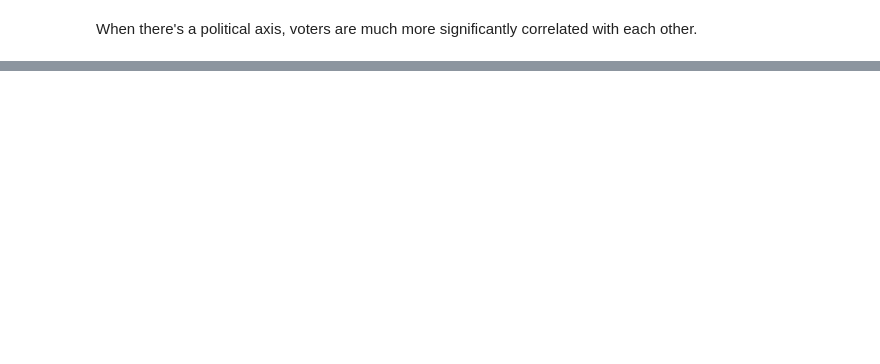
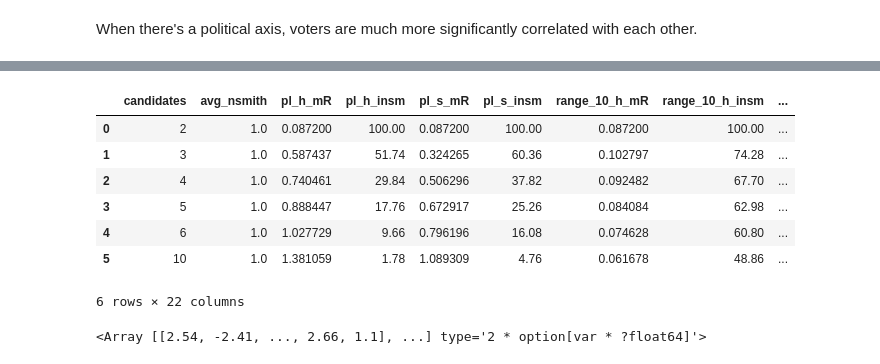
Before and after one commit to tcawlfield/vote-sim, a Jupyter notebook: results/consideration_effects.ipynb, the cells around one changed output, grey strips where cells are left out. Cells and saved outputs as stored; diff of their text form; code cells hidden in the pictures; blank space fills up the shorter version.

```diff
--- a/results/consideration_effects.ipynb
+++ b/results/consideration_effects.ipynb
@@ -223,0 +248,6 @@ df
+# %%
+study_lib.run_experiment(
+    cs(config, 'considerations.1.Irrational.sigma', [0., 0.5, 2.0, 4.0, 40.0]),
+    2000,
+    sm=True,
+)
@@ -223,0 +262,20 @@ df
+# %%
+config_new = copy.deepcopy(config)
+config_new['candidates'] = 6
+config_new['considerations'] = yaml.safe_load(
+'''
+- Issues:
+    issues:
+    - sigma: 1.0
+      halfcsep: 1.5
+      halfvsep: 2.0
+    - sigma: 1.0
+      halfcsep: 0.0
+      halfvsep: 0.0
+'''
+)
+study_lib.run_experiment(
+    cs(config_new, 'considerations.0.Issues.issues.1.sigma', [0., 1., 2., 4.0]),
+    5000,
+    sm=True
+)
@@ -223,0 +289,26 @@ df
+# %%
+config_new = copy.deepcopy(config)
+# config_new['candidates'] = 6
+config_new['considerations'] = yaml.safe_load(
+'''
+- Issues:
+    issues:
+    - sigma: 1.0
+      halfcsep: 1.5
+      halfvsep: 2.0
+'''
+)
+study_lib.run_experiment(
+    cs(config_new, 'candidates', [2, 3, 4, 5, 6, 10]),
+    5000,
+    sm=True
+)
+# %% [output]
+|  | candidates | avg_nsmith | pl_h_mR | pl_h_insm | pl_s_mR | pl_s_insm | range_10_h_mR | range_10_h_insm | ... |
+| 0 | 2 | 1.0 | 0.087200 | 100.00 | 0.087200 | 100.00 | 0.087200 | 100.00 | ... |
+| 1 | 3 | 1.0 | 0.587437 | 51.74 | 0.324265 | 60.36 | 0.102797 | 74.28 | ... |
+| 2 | 4 | 1.0 | 0.740461 | 29.84 | 0.506296 | 37.82 | 0.092482 | 67.70 | ... |
+| 3 | 5 | 1.0 | 0.888447 | 17.76 | 0.672917 | 25.26 | 0.084084 | 62.98 | ... |
+| 4 | 6 | 1.0 | 1.027729 | 9.66 | 0.796196 | 16.08 | 0.074628 | 60.80 | ... |
+| 5 | 10 | 1.0 | 1.381059 | 1.78 | 1.089309 | 4.76 | 0.061678 | 48.86 | ... |
+6 rows × 22 columns
@@ -223,0 +318,5 @@ df
+# %%
+iss = ak.flatten(rslt_10c.issues, axis=2)
+iss[:2]
+# %% [output]
+<Array [[2.54, -2.41, ..., 2.66, 1.1], ...] type='2 * option[var * ?float64]'>
```
Also changed, not shown: parts of 18 cells of this notebook, 2 other files.
